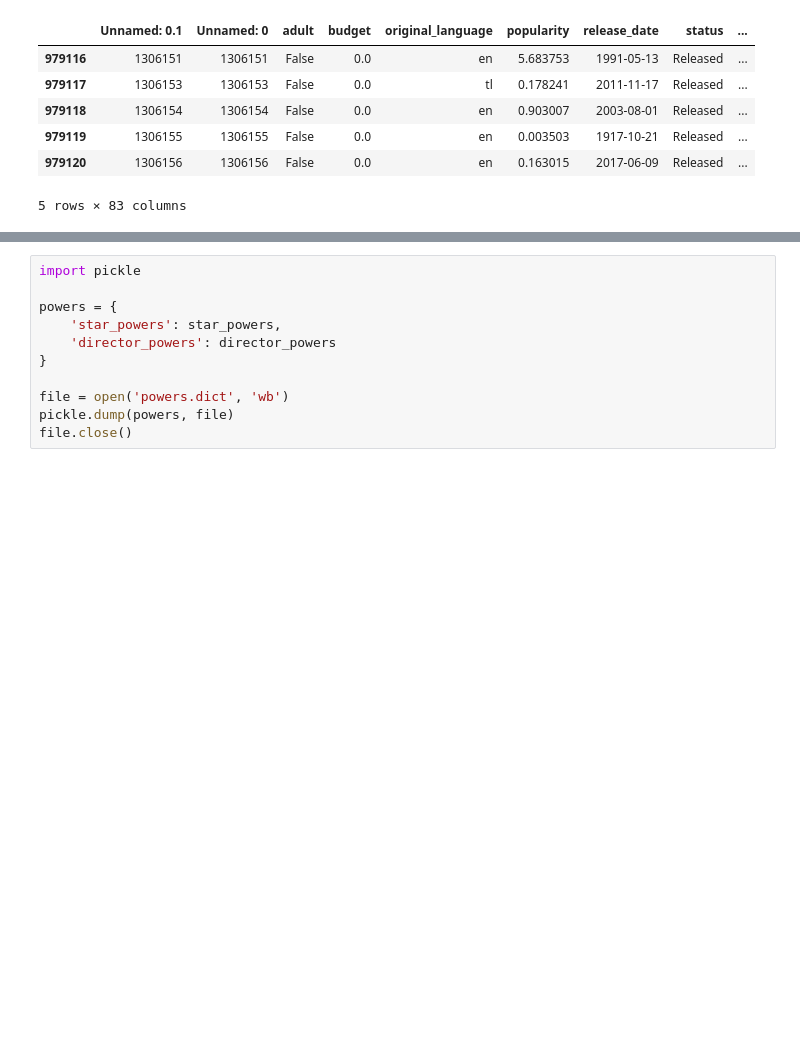
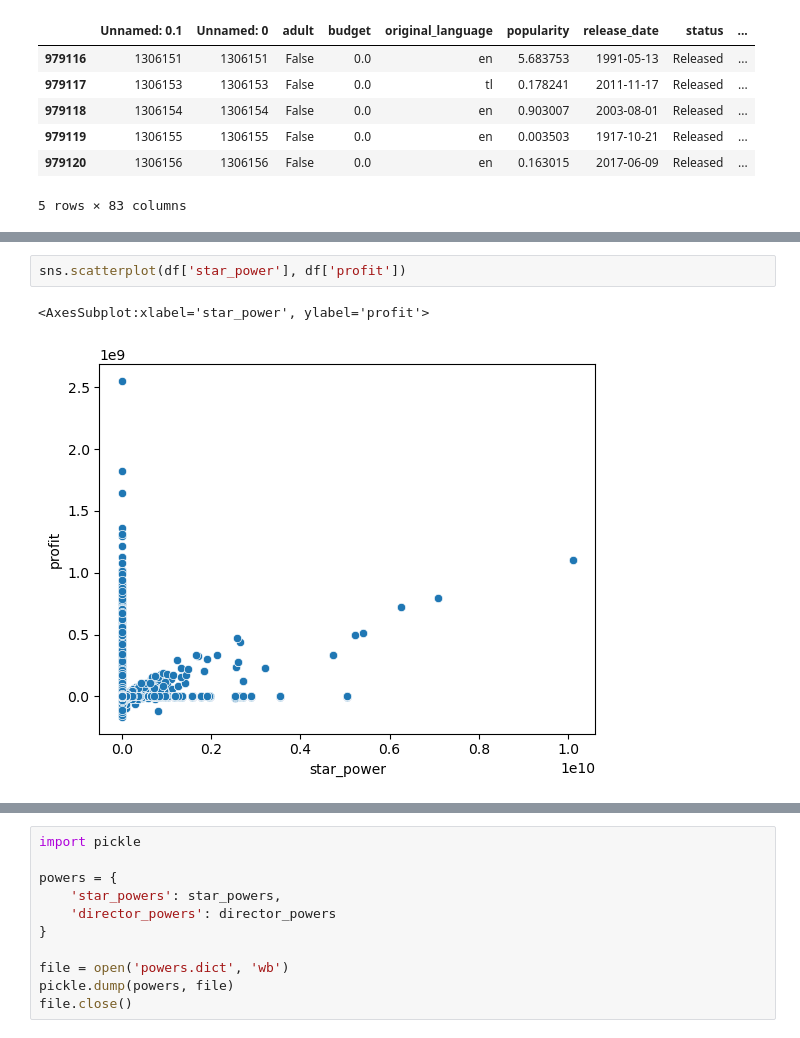
Before and after one commit to Rakshya8/movie_project, a Jupyter notebook: 03-star-power.ipynb, the cells around one changed output, grey strips where cells are left out. Cells and saved outputs as stored; diff of their text form; blank space fills up the shorter version.

```diff
--- a/03-star-power.ipynb
+++ b/03-star-power.ipynb
@@ -134,0 +147,5 @@ df.tail()
+# %%
+sns.scatterplot(df['star_power'], df['profit'])
+# %% [output]
+<AxesSubplot:xlabel='star_power', ylabel='profit'>
+[figure, added]
```
Also changed, not shown: parts of 5 cells of this notebook.
